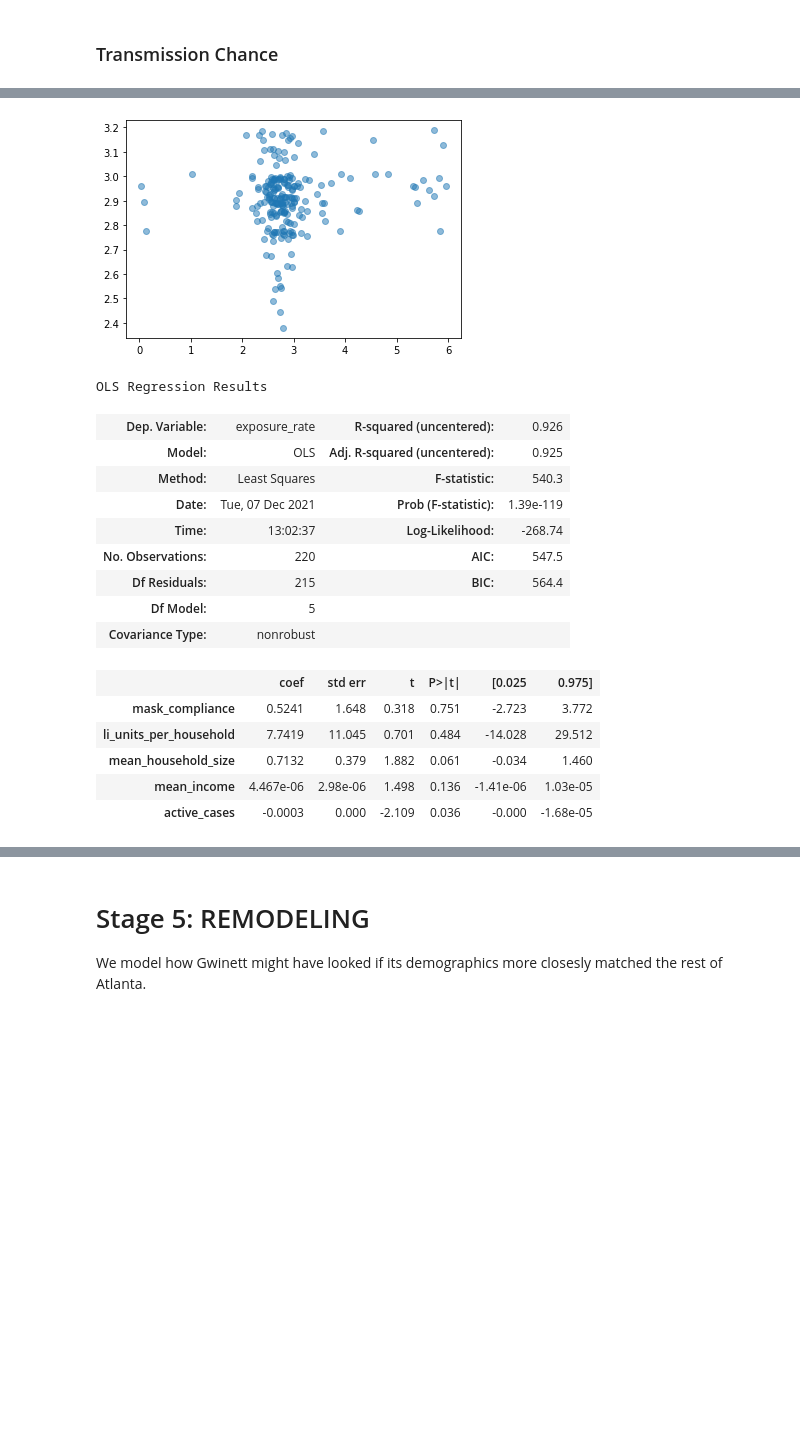
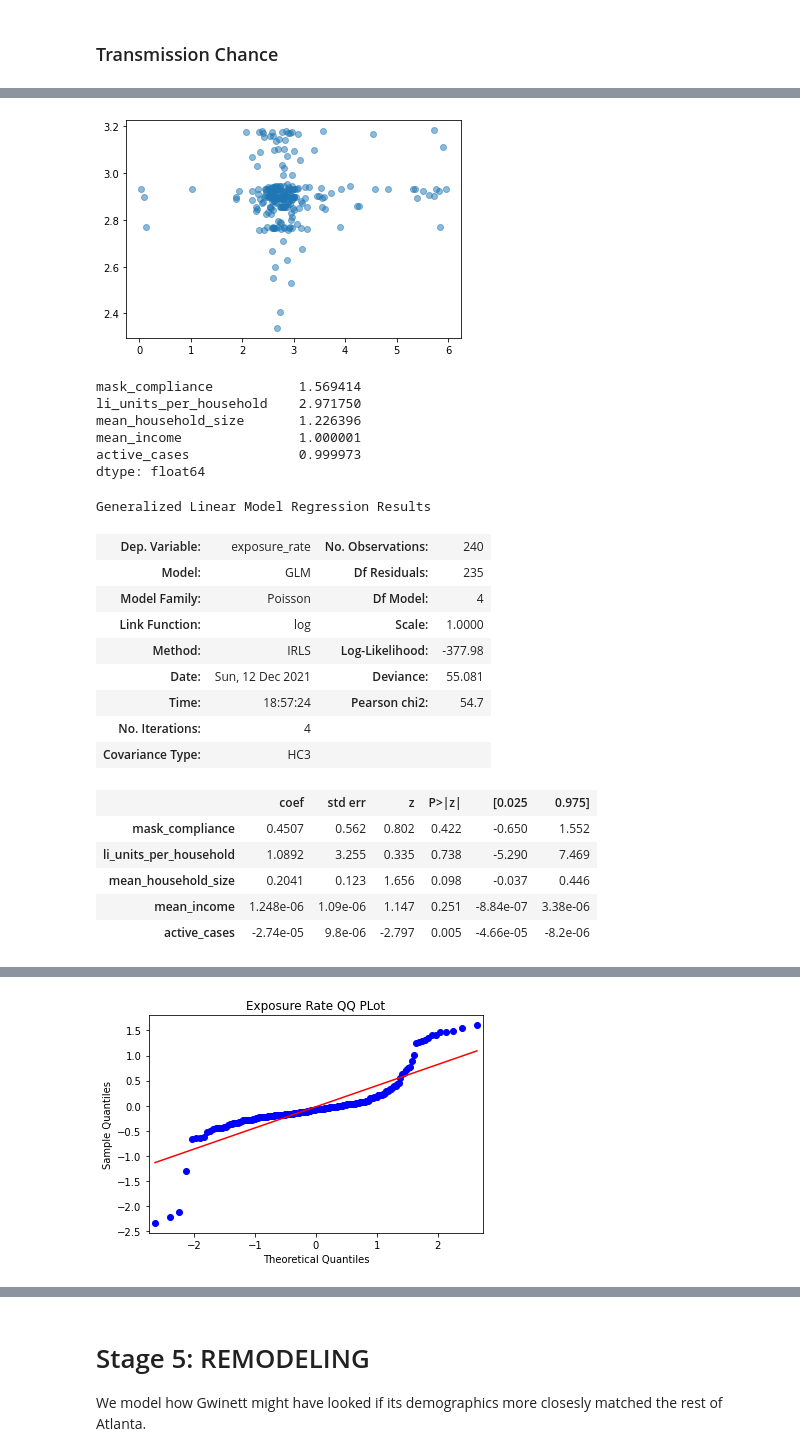
Before and after one commit to CaseCal/housing-covid-transmission, a Jupyter notebook: analysis.ipynb, the cells around one changed output, grey strips where cells are left out. Drawn from its saved outputs; the diff is of its cells as text; code cells hidden in the pictures; blank space fills up the shorter version.

```diff
--- a/analysis.ipynb
+++ b/analysis.ipynb
@@ -55,7 +55,7 @@ compliance_data.head()
 ## Housing Data
 # %%
 # Get raw data, only keep used columns
-use_cols = ["fips2010", "n_units", "li_units"]
+use_cols = ["fips2010","li_units"]
 raw_housing_data = pd.read_csv('data/raw/LIHTCPUB.CSV', usecols=use_cols)
 raw_housing_data["FIPS"] = raw_housing_data["fips2010"].str[:5]
 
@@ -116,7 +116,6 @@ combined_data.head()
 # %% [markdown]
 Normalize housing data on household count
 # %%
-combined_data["n_units_per_household"] = combined_data["n_units"] / combined_data["household_count"]
 combined_data["li_units_per_household"] = combined_data["li_units"] / combined_data["household_count"]
 # %% [markdown]
 Add extra calculations per fip
@@ -268,10 +281,10 @@ model_data = combined_data_atl[["FIPS", "month", "new_cases","active_cases", "po
 #Groupby month and apply
 model_fits = model_data.groupby(["FIPS", "month"]).apply(getTransmissionVariables)
 model_fits.columns = ["x"]
-model_fits = pd.DataFrame(model_fits.tolist(), index=model_fits.index, columns = ["transmission_chance", "exposure_rate"])
+model_fits = pd.DataFrame(model_fits.tolist(), index=model_fits.index, columns = ["transmission_chance", "exposure_rate"]).dropna()
 
 # Merge results back into combined data
-modeled_data = combined_data_atl.merge(model_fits, on=["FIPS", "month"]).dropna()
+modeled_data = combined_data_atl.merge(model_fits, on=["FIPS", "month"])
 modeled_data["modeled_new_cases"] = transmissionModel(modeled_data, modeled_data["transmission_chance"], modeled_data["exposure_rate"])
-modeled_data.head()
+modeled_data.head(-10)
 # %% [output]
@@ -381,8 +424,11 @@ model_fits.groupby("FIPS").mean() - model_fits.mean()
 # %%
-modeled_data["new_cases_per_capita_diff"] =  modeled_data["new_cases_per_capita"] - modeled_data["new_cases_per_capita"].mean()
-net_cases = modeled_data.groupby("FIPS")["Case_Count"].max().sum()
-net_pop = modeled_data.groupby("FIPS")["population"].mean().sum()
-pd.DataFrame({"new_cases": modeled_data.groupby("FIPS")["new_cases_per_capita_diff"].mean(),
-             "case_count": modeled_data.groupby("FIPS")["case_count_per_capita"].max() - net_cases/net_pop,
+df = modeled_data.copy()[modeled_data["month"] == '20-08']
+df["new_cases_per_capita_diff"] =  df["new_cases_per_capita"] - df["new_cases_per_capita"].mean()
+net_cases = df.groupby("FIPS")["Case_Count"].max().sum()
+net_pop = df.groupby("FIPS")["population"].mean().sum()
+df = pd.DataFrame({"new_cases": df.groupby("FIPS")["new_cases_per_capita_diff"].mean(),
+             "case_count": df.groupby("FIPS")["case_count_per_capita"].max() - net_cases/net_pop,
              })
+
+pd.concat([df, model_fits.groupby("FIPS").mean() - model_fits.mean()], axis=1)
 # %% [output]
@@ -478,26 +531,39 @@ Generalized Linear Model Regression Results
 # %%
 y = monthly["exposure_rate"]
-lm = sm.OLS(y, X)
-lm_results = lm.fit()
-plt.plot(y, lm_results.predict(X), 'o', alpha=0.5);
+glm = sm.GLM(y, X, family=sm.families.Poisson())
+results = glm.fit(cov_type='HC3')
+
+plt.plot(y, results.predict(X), 'o', alpha=0.5);
 plt.show()
 
-lm_results.summary()
+print(np.exp(results.params))
+
+resid = results.resid_deviance.copy()
+graphics.gofplots.qqplot(resid, line='r')
+plt.title('Exposure Rate QQ PLot')
+
+results.summary()
 # %% [output]
-[figure, old version]
+[figure, new version]
-OLS Regression Results
+mask_compliance           1.569414
+li_units_per_household    2.971750
+mean_household_size       1.226396
+mean_income               1.000001
+active_cases              0.999973
+dtype: float64
+Generalized Linear Model Regression Results
-| Dep. Variable: | exposure_rate | R-squared (uncentered): | 0.926 |
-| Model: | OLS | Adj. R-squared (uncentered): | 0.925 |
-| Method: | Least Squares | F-statistic: | 540.3 |
-| Date: | Tue, 07 Dec 2021 | Prob (F-statistic): | 1.39e-119 |
-| Time: | 13:02:37 | Log-Likelihood: | -268.74 |
-| No. Observations: | 220 | AIC: | 547.5 |
-| Df Residuals: | 215 | BIC: | 564.4 |
-| Df Model: | 5 |  |  |
-| Covariance Type: | nonrobust |  |  |
+| Dep. Variable: | exposure_rate | No. Observations: | 240 |
+| Model: | GLM | Df Residuals: | 235 |
+| Model Family: | Poisson | Df Model: | 4 |
+| Link Function: | log | Scale: | 1.0000 |
+| Method: | IRLS | Log-Likelihood: | -377.98 |
+| Date: | Sun, 12 Dec 2021 | Deviance: | 55.081 |
+| Time: | 18:57:24 | Pearson chi2: | 54.7 |
+| No. Iterations: | 4 |  |  |
+| Covariance Type: | HC3 |  |  |
-|  | coef | std err | t | P>|t| | [0.025 | 0.975] |
-| mask_compliance | 0.5241 | 1.648 | 0.318 | 0.751 | -2.723 | 3.772 |
-| li_units_per_household | 7.7419 | 11.045 | 0.701 | 0.484 | -14.028 | 29.512 |
-| mean_household_size | 0.7132 | 0.379 | 1.882 | 0.061 | -0.034 | 1.460 |
-| mean_income | 4.467e-06 | 2.98e-06 | 1.498 | 0.136 | -1.41e-06 | 1.03e-05 |
-| active_cases | -0.0003 | 0.000 | -2.109 | 0.036 | -0.000 | -1.68e-05 |
+|  | coef | std err | z | P>|z| | [0.025 | 0.975] |
+| mask_compliance | 0.4507 | 0.562 | 0.802 | 0.422 | -0.650 | 1.552 |
+| li_units_per_household | 1.0892 | 3.255 | 0.335 | 0.738 | -5.290 | 7.469 |
+| mean_household_size | 0.2041 | 0.123 | 1.656 | 0.098 | -0.037 | 0.446 |
+| mean_income | 1.248e-06 | 1.09e-06 | 1.147 | 0.251 | -8.84e-07 | 3.38e-06 |
+| active_cases | -2.74e-05 | 9.8e-06 | -2.797 | 0.005 | -4.66e-05 | -8.2e-06 |
@@ -512,3 +570,4 @@ strong multicollinearity or other numerical problems.
+[figure, added]
 # %%
 np.exp(results.params) * comparison_df["Diff"] / comparison_df["Atlanta"]
 # %% [output]
```
Also changed, not shown: parts of 27 cells of this notebook, 3 other files.
